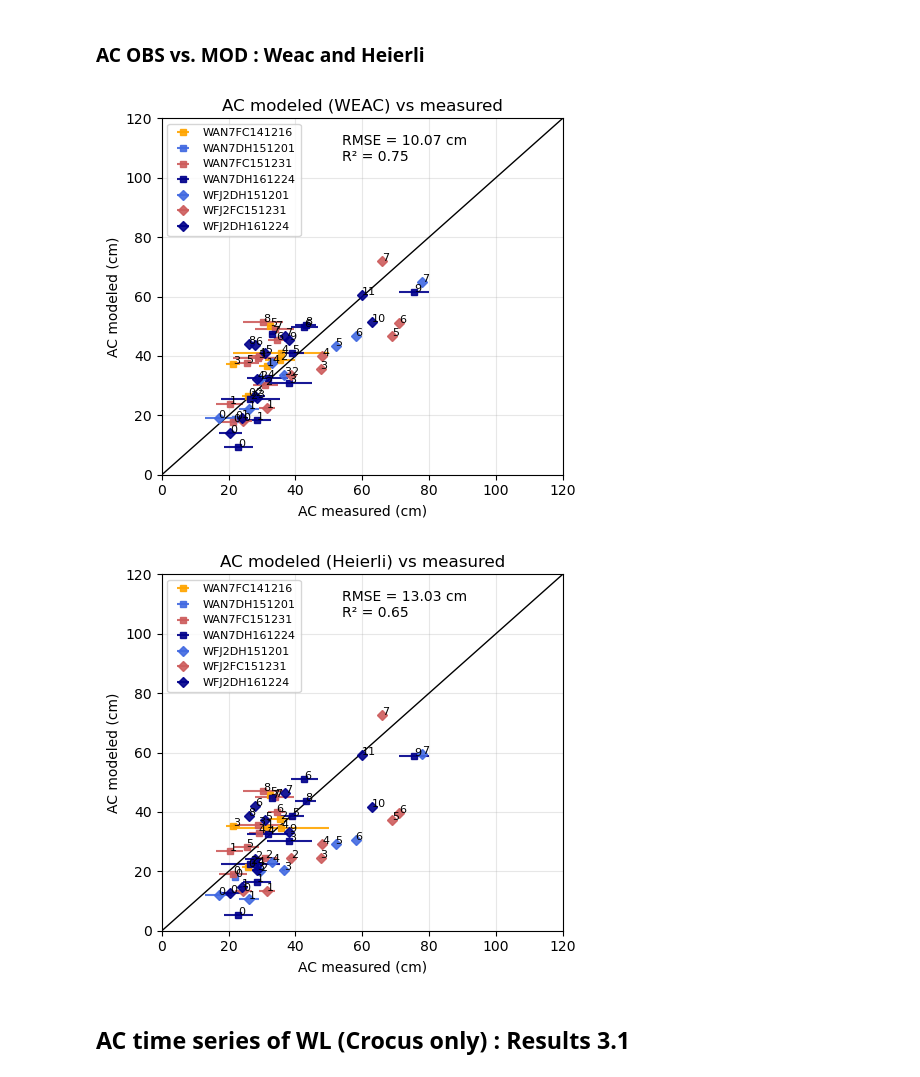
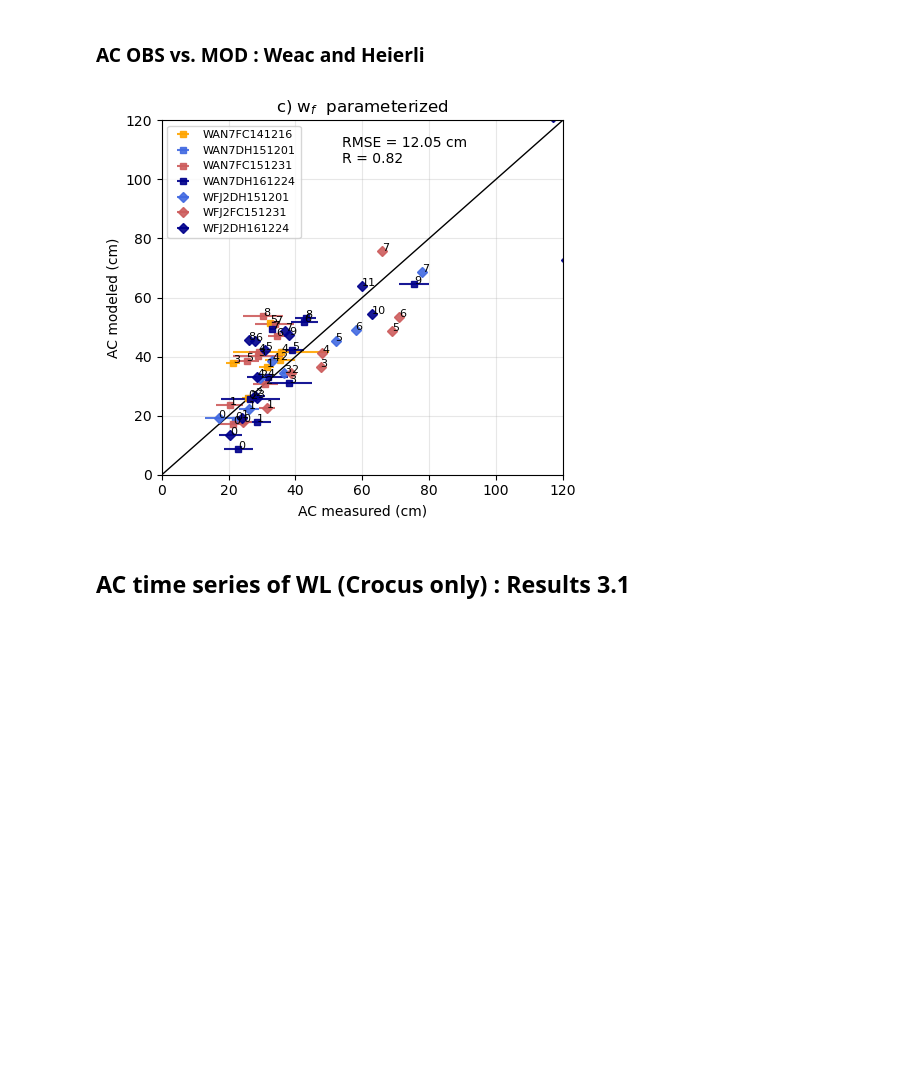
Before and after one commit to meteodmonteir/Article_Wf_param_2026, a Jupyter notebook: Analysis/Notebook_Wf_param_ac_evaluation_Monteiro.ipynb, the cells around one changed output. Saved outputs shown, nothing was run; the diff lists cells and outputs as text; code cells hidden in the pictures; blank space fills up the shorter version.

```diff
--- a/Analysis/Notebook_Wf_param_ac_evaluation_Monteiro.ipynb
+++ b/Analysis/Notebook_Wf_param_ac_evaluation_Monteiro.ipynb
@@ -33,7 +33,7 @@ output_path = "/home/monteirod/PostDoc_CEN/Avalanches/figures/Article_AC_paramet
 # Mincut parameterization using tomograph images : Results 1
 # %%
 ## Load table of tomograph images + defined grain colors from standard Fierz et al., (2009)
-df = pd.read_csv("/home/monteirod/PostDoc_CEN/Avalanches/DATA/AC_evaluation/Tomography/CSV/Tomograph_images_characteristics_Monteiro.csv")
+df = pd.read_csv("/home/monteirod/PostDoc_CEN/DATA/AC_evaluation/Tomography/CSV/Tomograph_images_characteristics_Monteiro.csv")
 
 ## List of color grain type
 grain_color = {
@@ -253,8 +253,8 @@ plt.savefig(output_path + "Min_mincut_FINAL_param_vs_density_all_tomography.pdf"
 # %% [markdown]
 # Comparison with PST (Richter et al., 2019) - WFJ AND WAN7 : Results 2 and 3
 # %%
-data_path = "/home/monteirod/PostDoc_CEN/Avalanches/EXPES/"
-output_path = "/home/monteirod/PostDoc_CEN/Avalanches/figures/Article_AC_parameterization/PST_comparison/"
+data_path = "/home/monteirod/PostDoc_CEN/Wf_param/EXPES/"
+output_path = "/home/monteirod/PostDoc_CEN/Wf_param/figures/Article_AC_parameterization/PST_comparison/"
 
 dict_EXPE = {"WFJ2": "WFJ2_2015_2017_tassement", "WAN7": "WAN7_2014_2017_tassement"}
 # %% [markdown]
@@ -342,14 +347,14 @@ dict_PST = {"WAN7": "pst_stab_wan_2015-2016-2017.csv", "WFJ2": "pst_stab_wfj_201
 ds_PST = {site: {} for site in list(start_date.keys())}
 
 for site in list(start_date.keys()):
-    pst = pd.read_csv("/home/monteirod/PostDoc_CEN/Avalanches/DATA/AC_evaluation/Richter2019/stability_tests/" + dict_PST[site], sep=",")
+    pst = pd.read_csv("/home/monteirod/PostDoc_CEN/DATA/AC_evaluation/Richter2019/stability_tests/" + dict_PST[site], sep=",")
     pst["date [YYYY-MM-DD]"] = pd.to_datetime(pst["date [YYYY-MM-DD]"])
     pst = pst.set_index(["date [YYYY-MM-DD]"])
     pst = pst.to_xarray().rename({"date [YYYY-MM-DD]": "time", "critical_crack_length [cm]": "ac", "dip [cm]": "depth"})
 
     for layer in list(start_date[site].keys()):
         ds_PST[site][layer] = pst.where(pst.layer_id == layer).dropna(dim="time")
-        ds_PST[site][layer] = ds_PST[site][layer].where(ds_PST[site][layer]["ac"] < 100).dropna(dim="time")
+        ds_PST[site][layer] = ds_PST[site][layer].where(ds_PST[site][layer]["ac"] < 150).dropna(dim="time")
 
 ds_PST["WAN7"]["FC141216"] = ds_PST["WAN7"]["FC141216"].sel(time=slice("2015-01", "2015-02-13"))
 
@@ -384,7 +389,7 @@ for site in list(start_date.keys()):
             time = time.strftime("%Y%m%d")
 
             strati = pd.read_csv(
-                "/home/monteirod/PostDoc_CEN/Avalanches/DATA/AC_evaluation/Richter2019/manual_profiles/" + dict_manprof[site] + "_" + time + ".txt",
+                "/home/monteirod/PostDoc_CEN/DATA/AC_evaluation/Richter2019/manual_profiles/" + dict_manprof[site] + "_" + time + ".txt",
                 sep=" ",
             )
             strati.columns = list(strati.columns)[1:] + ["None"]
@@ -555,6 +560,14 @@ def compute_ac_heierli_from_profile(rho, dz, wf, inclination=40.0, nu=0.25, gamm
     return float(ac)
 
 
+a0 = -2.56
+aS = 4.95
+aG = 0.14
+aSG = -0.30
+m = 2.46
+phit = 0.04
+
+
 def f_phi(phi, phit=phit, m=m):
     return ((phi - phit) / (1 - phit)) ** m
 
@@ -1220,24 +1243,14 @@ def interval_to_center_and_yerr(ac_interval, WL):
     return ac_center, yerr, ac_min, ac_max
 
 
-def rmse_model(obs, mod, mod_min=None, mod_max=None):
-    if mod_min is None or mod_max is None:
-        return np.sqrt(np.mean((obs - mod) ** 2)), None, None
-
-    rmse_min = np.sqrt(np.mean((obs - mod_max) ** 2))
-    rmse_max = np.sqrt(np.mean((obs - mod_min) ** 2))
+def rmse_model(obs, mod):
     rmse_c = np.sqrt(np.mean((obs - mod) ** 2))
-    return rmse_c, rmse_min, rmse_max
+    return rmse_c
 
 
-def r2_model(obs, mod, mod_min=None, mod_max=None):
-    if mod_min is None or mod_max is None:
-        return np.corrcoef(obs, mod)[0, 1], None, None
-
-    r2_min = np.corrcoef(obs, mod_min)[0, 1]
-    r2_max = np.corrcoef(obs, mod_max)[0, 1]
+def r2_model(obs, mod):
     r2_c = np.corrcoef(obs, mod)[0, 1]
-    return r2_c, r2_min, r2_max
+    return r2_c
 
 
 def plot_ac_vs_obs(ac_interval, title, filename, WL):
@@ -1292,63 +1305,56 @@ def plot_ac_vs_obs(ac_interval, title, filename, WL):
     obs_all = np.concatenate(ls_obs)
     mod_center_all = np.concatenate(ls_mod_center)
 
-    if WL == "crocus":
-        rmse, _, _ = rmse_model(obs_all, mod_center_all)
-        r2, _, _ = r2_model(obs_all, mod_center_all)
-    else:
-        mod_min_all = np.concatenate(ls_mod_min)
-        mod_max_all = np.concatenate(ls_mod_max)
-
-        rmse, rmse_min, rmse_max = rmse_model(obs_all, mod_center_all, mod_min_all, mod_max_all)
-        r2, r2_min, r2_max = r2_model(obs_all, mod_center_all, mod_min_all, mod_max_all)
+    rmse = rmse_model(obs_all, mod_center_all)
+    r2 = r2_model(obs_all, mod_center_all)
 
     # Plot
     x = np.linspace(0, 120, 200)
     ax.plot(x, x, color="k", lw=1)
 
-    if WL == "crocus":
-        metrics_txt = f"RMSE = {rmse:.2f} cm\nR² = {r2:.2f}"
-    else:
-        metrics_txt = f"RMSE ∈ [{rmse_min:.2f}, {rmse_max:.2f}] cm\nR² ∈ [{r2_min:.2f}, {r2_max:.2f}]"
+    metrics_txt = f"RMSE = {rmse:.2f} cm\nR = {r2:.2f}"
 
     ax.text(
         0.45,
         0.88,
         metrics_txt,
         transform=ax.transAxes,
         fontsize=10,
     )
 
     ax.set_xlim(0, 120)
     ax.set_ylim(0, 120)
     ax.set_xlabel("AC measured (cm)")
     ax.set_ylabel("AC modeled (cm)")
     ax.set_title(title)
     ax.legend(fontsize=8)
     ax.grid(True, alpha=0.3)
 
     plt.tight_layout()
     plt.savefig(filename)
     plt.show()
     plt.close()
 
 
 plot_ac_vs_obs(
     ac_interval=ac_W_interval,
-    title="AC modeled (WEAC) vs measured",
+    title="c) w$_f$  parameterized",
+    # title="d) w$_f$  constant = 0.15 J m$^{-2}$",
     filename=output_path + f"AC_measured_vs_modeled_WEAC_uncertainty_{popt_weac}_{WL}_{fondation}_slope{inclination}.pdf",
+    # filename=output_path + f"AC_measured_vs_modeled_WEAC_uncertainty_wf_0.15_{popt_weac}_{WL}_{fondation}_slope{inclination}.pdf",
     WL=WL,
 )
 
-plot_ac_vs_obs(
-    ac_interval=ac_H_interval,
-    title="AC modeled (Heierli) vs measured",
-    filename=output_path + f"AC_measured_vs_modeled_HEIERLI_uncertainty_{popt_heierli}_{WL}_{fondation}_slope{inclination}.pdf",
-    WL=WL,
-)
+# plot_ac_vs_obs(
+#     ac_interval=ac_H_interval,
+#     title="a) w$_f$  parameterized",
+#     # title="b) w$_f$  constant = 0.15 J m$^{-2}$",
+#     filename=output_path + f"AC_measured_vs_modeled_HEIERLI_uncertainty_{popt_heierli}_{WL}_{fondation}_slope{inclination}.pdf",
+#     # filename=output_path + f"AC_measured_vs_modeled_HEIERLI_uncertainty_wf_0.15_{popt_heierli}_{WL}_{fondation}_slope{inclination}.pdf",
+#     WL=WL,
+# )
 # %% [output]
-[figure, old version]
+[figure, new version]
-[figure, removed]
 # %% [markdown]
 ## AC time series of WL (Crocus only) : Results 3.1
 # %%
```
Also changed, not shown: parts of 12 cells of this notebook, 2 other files.
